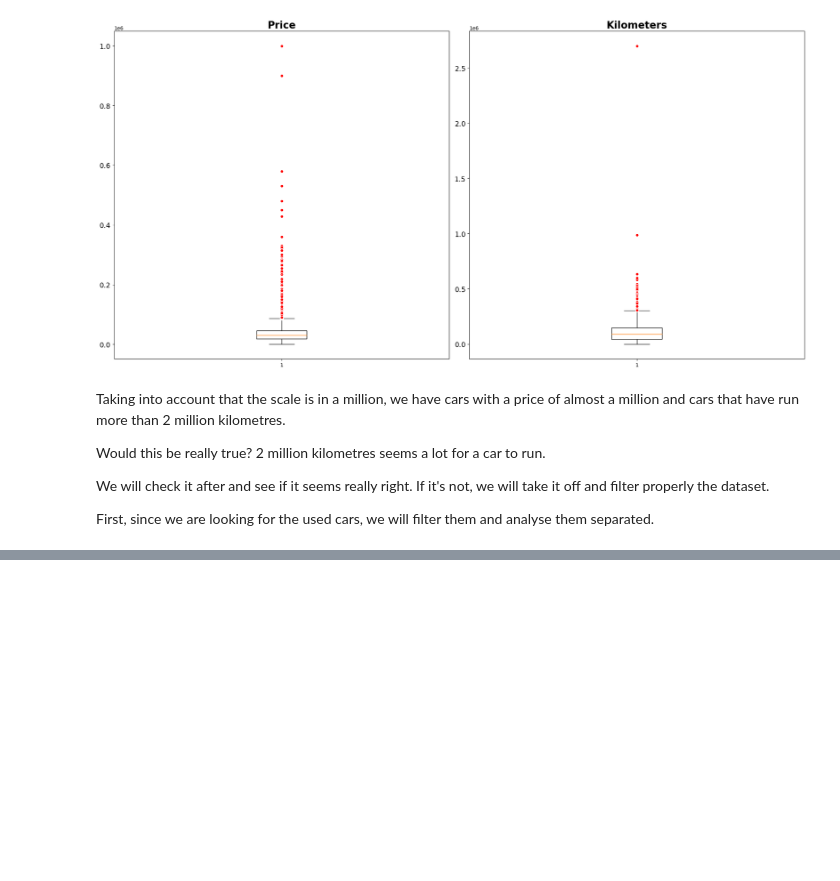
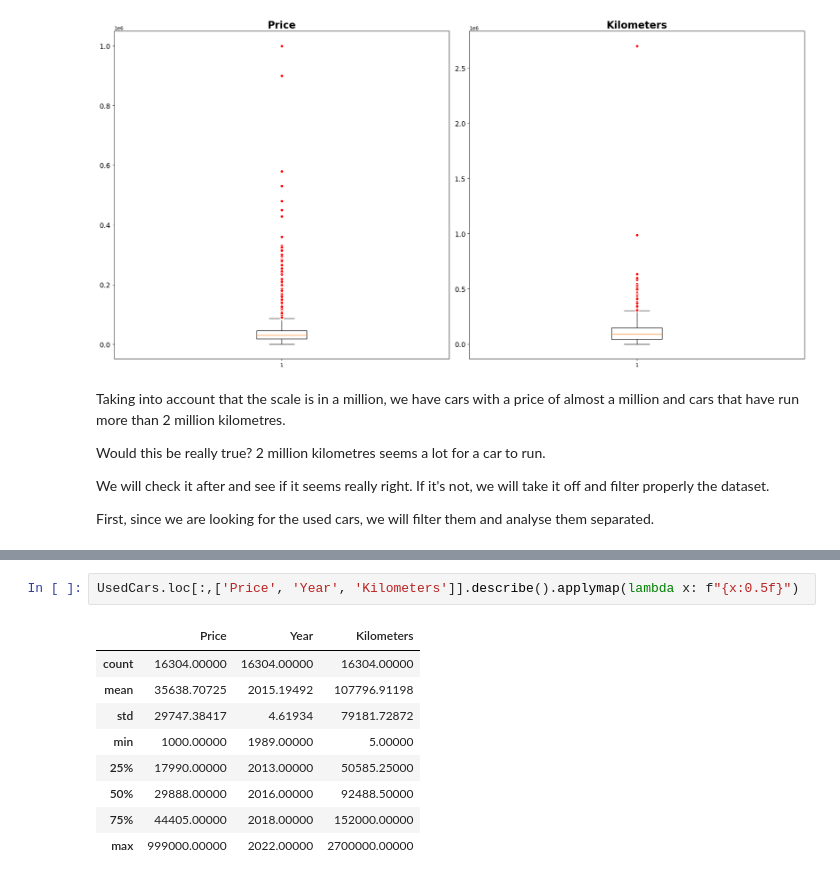
Before and after one commit to thaynanff/Data-Science-Projects, a Jupyter notebook: Data Science and Analytics/8. Australian Automotive Market/Australian Automotive Market.ipynb, the cells around one changed output, grey strips where cells are left out. Saved outputs shown, nothing was run; the diff lists cells and outputs as text; blank space fills up the shorter version.

```diff
--- a/Data Science and Analytics/8. Australian Automotive Market/Australian Automotive Market.ipynb
+++ b/Data Science and Analytics/8. Australian Automotive Market/Australian Automotive Market.ipynb
@@ -167,0 +255,12 @@ df2.Status[0]
+# %%
+UsedCars.loc[:,['Price', 'Year', 'Kilometers']].describe().applymap(lambda x: f"{x:0.5f}")
+# %% [output]
+|  | Price | Year | Kilometers |
+| count | 16304.00000 | 16304.00000 | 16304.00000 |
+| mean | 35638.70725 | 2015.19492 | 107796.91198 |
+| std | 29747.38417 | 4.61934 | 79181.72872 |
+| min | 1000.00000 | 1989.00000 | 5.00000 |
+| 25% | 17990.00000 | 2013.00000 | 50585.25000 |
+| 50% | 29888.00000 | 2016.00000 | 92488.50000 |
+| 75% | 44405.00000 | 2018.00000 | 152000.00000 |
+| max | 999000.00000 | 2022.00000 | 2700000.00000 |
```
Also changed, not shown: parts of 20 cells of this notebook.
